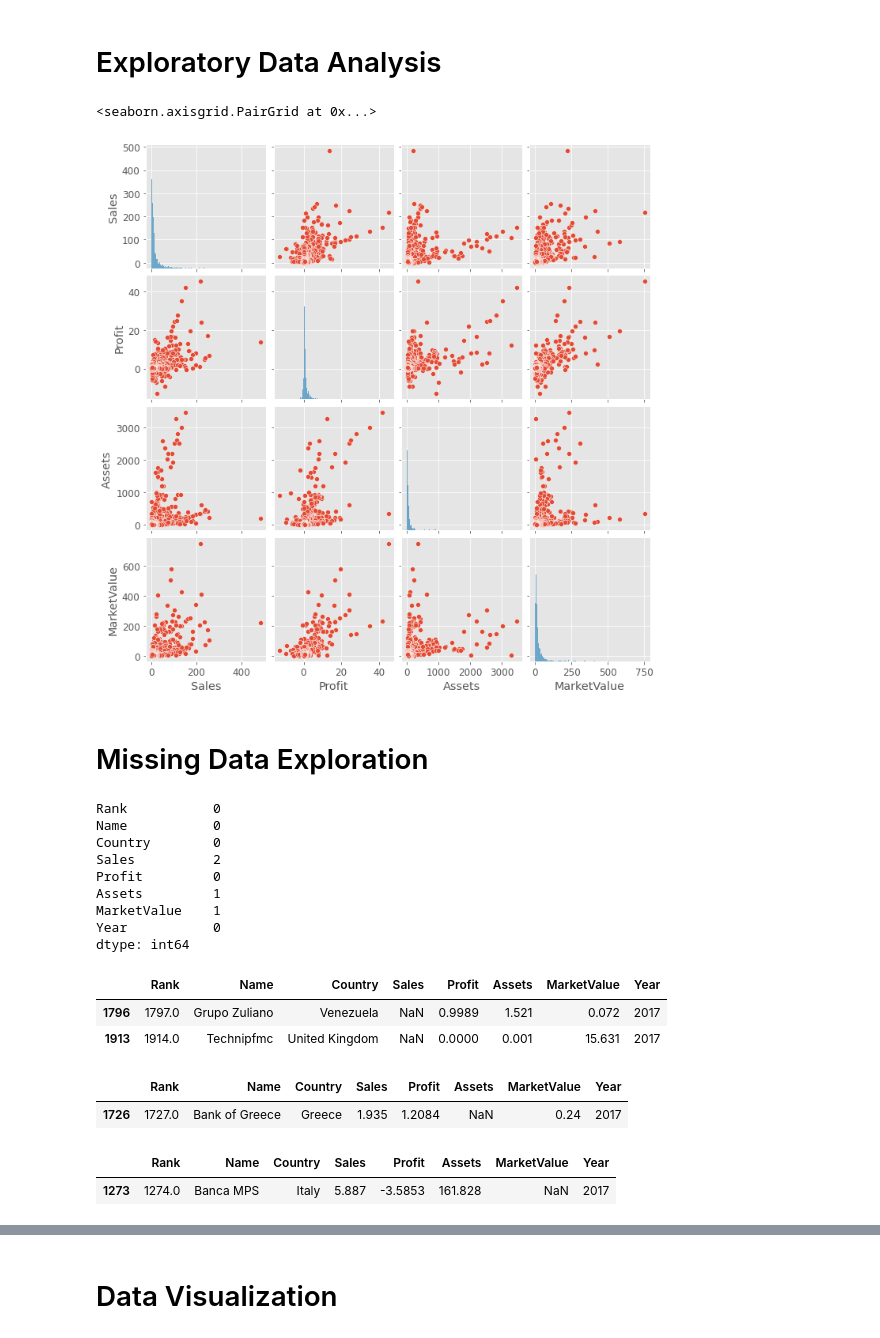
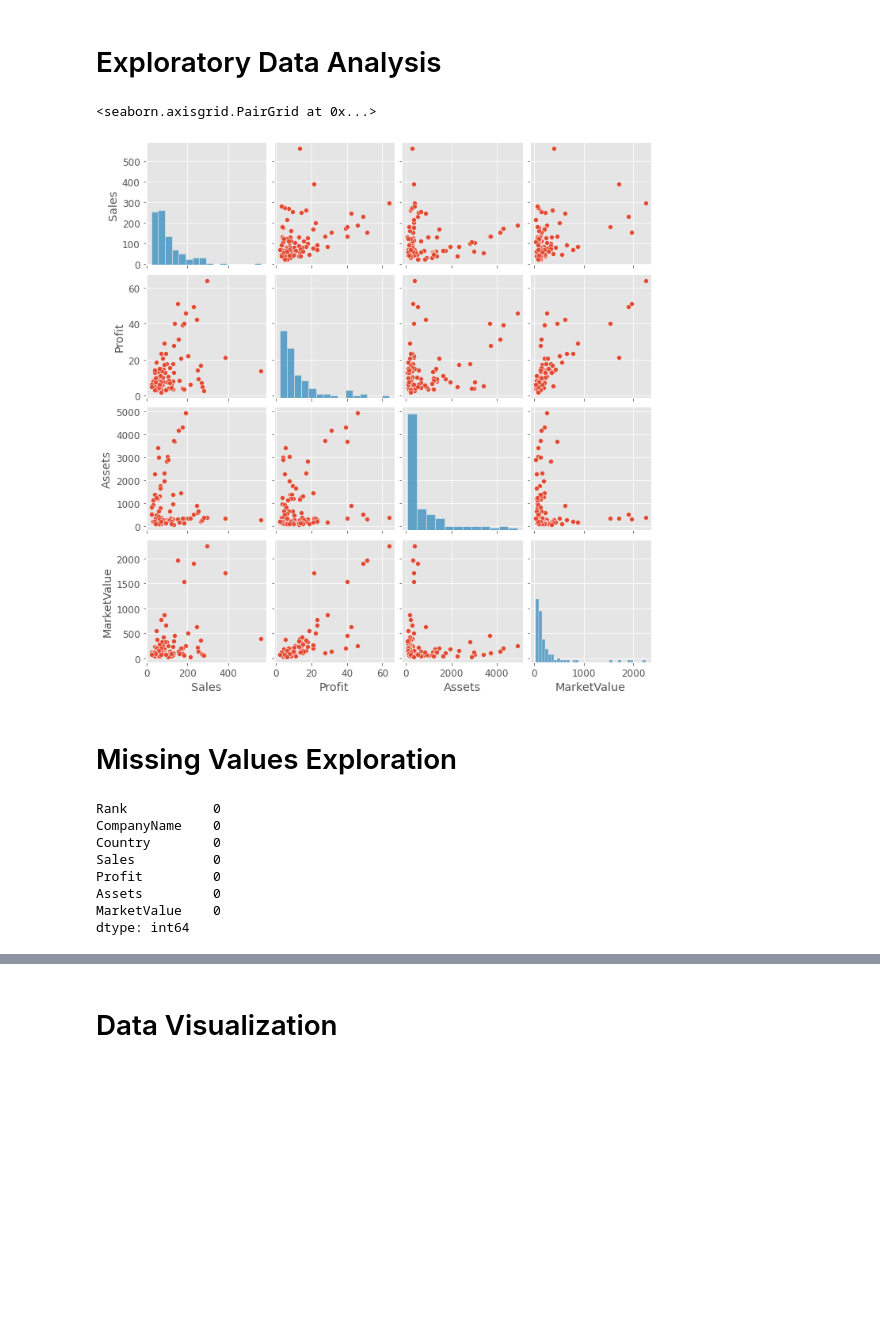
Before and after one commit to eldrigeampong/Data-Science, a Jupyter notebook: Forbes/project2.ipynb, the cells around one changed output, grey strips where cells are left out. Saved outputs shown, nothing was run; the diff lists cells and outputs as text; code cells hidden in the pictures; blank space fills up the shorter version.

```diff
--- a/Forbes/project2.ipynb
+++ b/Forbes/project2.ipynb
@@ -113,0 +112,4 @@ df_17.shape
+# %%
+df_top100[['Sales', 'Profit', 'Assets', 'MarketValue']] = df_top100[['Sales', 'Profit', 'Assets', 'MarketValue']].applymap(lambda x: str.lstrip(x, '$'))
+df_top100[['Sales', 'Profit', 'Assets', 'MarketValue']] = df_top100[['Sales', 'Profit', 'Assets', 'MarketValue']].applymap(lambda x: str.rstrip(x, 'B'))
+df_top100
@@ -113,0 +132,3 @@ df_17.shape
+# %%
+df_top100[['Sales', 'Profit', 'Assets', 'MarketValue']] = df_top100[['Sales', 'Profit', 'Assets', 'MarketValue']].replace(',', '', regex=True)
+df_top100
@@ -114,3 +153,3 @@ df_17.shape
 # %%
-df_17[['Sales', 'Profit', 'Assets', 'MarketValue']] = df_17[['Sales', 'Profit', 'Assets', 'MarketValue']].astype(np.float64)   # change data type
-df_17['Rank'] = df_17['Rank'].astype('category')
+df_top100[['Sales', 'Profit', 'Assets', 'MarketValue']] = df_top100[['Sales', 'Profit', 'Assets', 'MarketValue']].astype(np.float64)
+df_top100.info()
@@ -199,0 +171,3 @@ df_17.describe(include='float64')
+# %%
+df_top100['Rank'] = df_top100['Rank'].astype('category')
+df_top100.info()
@@ -200,37 +201,20 @@ df_17.describe(include='float64')
 # %% [markdown]
 # Exploratory Data Analysis
 # %%
-sns.pairplot(df_17[['Sales', 'Profit', 'Assets', 'MarketValue']])                # data is right skewed
+sns.pairplot(df_top100[['Sales', 'Profit', 'Assets', 'MarketValue']])
 # %% [output]
 <seaborn.axisgrid.PairGrid at 0x...>
-[figure, old version]
+[figure, new version]
 # %% [markdown]
-# Missing Data Exploration
+# Missing Values Exploration
 # %%
-df_17.isna().sum()
+df_top100.isna().sum()
 # %% [output]
 Rank           0
-Name           0
+CompanyName    0
 Country        0
-Sales          2
+Sales          0
 Profit         0
-Assets         1
-MarketValue    1
-Year           0
+Assets         0
+MarketValue    0
 dtype: int64
-# %%
-df_17[df_17['Sales'].isna()]
-# %% [output]
-|  | Rank | Name | Country | Sales | Profit | Assets | MarketValue | Year |
-| 1796 | 1797.0 | Grupo Zuliano | Venezuela | NaN | 0.9989 | 1.521 | 0.072 | 2017 |
-| 1913 | 1914.0 | Technipfmc | United Kingdom | NaN | 0.0000 | 0.001 | 15.631 | 2017 |
-# %%
-df_17[df_17['Assets'].isna()]
-# %% [output]
-|  | Rank | Name | Country | Sales | Profit | Assets | MarketValue | Year |
-| 1726 | 1727.0 | Bank of Greece | Greece | 1.935 | 1.2084 | NaN | 0.24 | 2017 |
-# %%
-df_17[df_17['MarketValue'].isna()]
-# %% [output]
-|  | Rank | Name | Country | Sales | Profit | Assets | MarketValue | Year |
-| 1273 | 1274.0 | Banca MPS | Italy | 5.887 | -3.5853 | 161.828 | NaN | 2017 |
```
Also changed, not shown: parts of 103 cells of this notebook, 3 other files.
